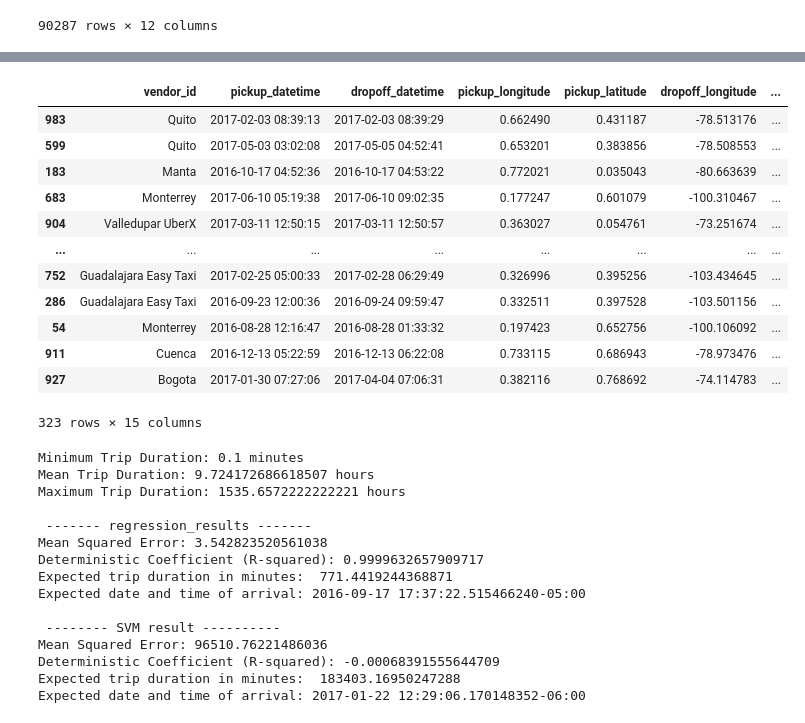
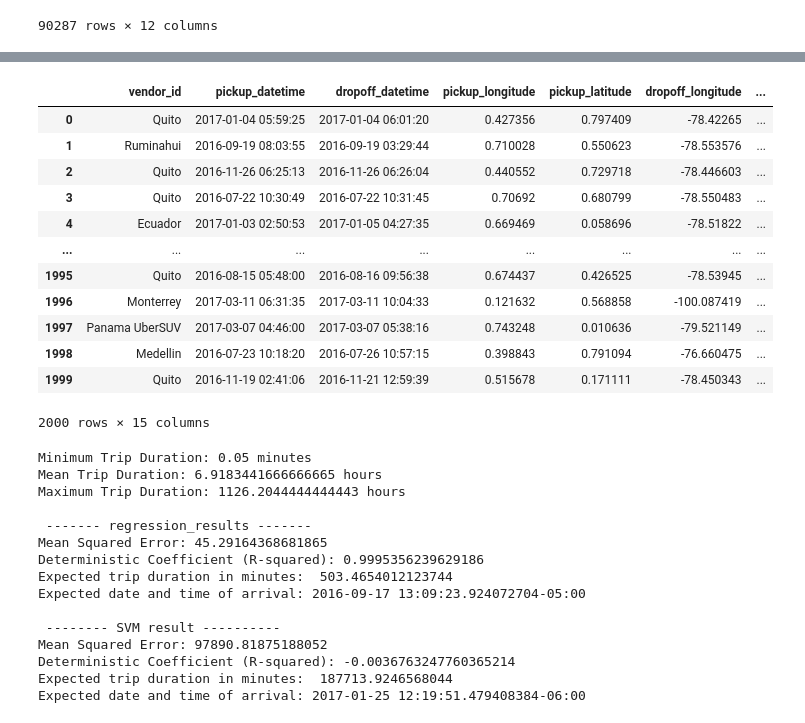
Before and after one commit to Makaadam11/Python, a Jupyter notebook: Final_Project/Final_Project.ipynb, the cells around one changed output, grey strips where cells are left out. Drawn from its saved outputs; the diff is of its cells as text; code cells hidden in the pictures.

```diff
--- a/Final_Project/Final_Project.ipynb
+++ b/Final_Project/Final_Project.ipynb
@@ -33,7 +33,7 @@ df
 90287 rows × 12 columns
 # %%
 # Assuming df is your original DataFrame
-df = df.drop(columns=['store_and_fwd_flag', 'id']).sample(n=1000, random_state=42)
+df = df.drop(columns=['store_and_fwd_flag', 'id']).sample(n=2000)
 
 # If you want to reset the index after sampling
 df = df.reset_index(drop=True)
@@ -224,56 +224,62 @@ shuffled_df
 # %%
+import random
+import pandas as pd
+
 def quicksort(df):
     """
     Sorts a DataFrame using the randomized divide and conquer algorithm based on the 'dist_meters' column.
 
     Parameters:
     - df (DataFrame): Input DataFrame to be sorted.
 
     Returns:
     DataFrame: A new DataFrame with rows sorted based on the 'dist_meters' column.
     """
     if len(df) <= 1:
         return df
     else:
         # Select a random pivot from the "dist_meters" column
         pivot_index = random.randint(0, len(df) - 1)
         pivot = df.iloc[pivot_index]['dist_meters']
 
-        # Initialize two lists for elements less than and greater than the pivot
-        less_than_pivot = []
-        greater_than_pivot = []
+        # Initialize two DataFrames for elements less than and greater than the pivot
+        less_than_pivot = pd.DataFrame(columns=df.columns)
+        equal_to_pivot = pd.DataFrame(columns=df.columns)
+        greater_than_pivot = pd.DataFrame(columns=df.columns)
 
         for index, row in df.iterrows():
             if row['dist_meters'] < pivot:
-                less_than_pivot.append(row)
-            elif row['dist_meters'] > pivot:
-                greater_than_pivot.append(row)
+                less_than_pivot.loc[index] = row
+            elif row['dist_meters'] == pivot:
+                equal_to_pivot.loc[index] = row
+            else:
+                greater_than_pivot.loc[index] = row
 
         # Recursively sort the two partitions
-        sorted_less = quicksort(pd.DataFrame(less_than_pivot))
-        sorted_greater = quicksort(pd.DataFrame(greater_than_pivot))
+        sorted_less = quicksort(less_than_pivot)
+        sorted_greater = quicksort(greater_than_pivot)
 
-        return pd.concat([sorted_less, sorted_greater])
+        return pd.concat([sorted_less, equal_to_pivot, sorted_greater])
 
-# Call the quicksort function to sort it by the 'dist_meters' column
-sorted_df = quicksort(shuffled_df)
+# Assuming shuffled_df is your original DataFrame
+sorted_df = quicksort(shuffled_df).reset_index(drop=True)
 
 # Display the sorted DataFrame
 sorted_df
 # %% [output]
 |  | vendor_id | pickup_datetime | dropoff_datetime | pickup_longitude | pickup_latitude | dropoff_longitude | ... |
-| 983 | Quito | 2017-02-03 08:39:13 | 2017-02-03 08:39:29 | 0.662490 | 0.431187 | -78.513176 | ... |
-| 599 | Quito | 2017-05-03 03:02:08 | 2017-05-05 04:52:41 | 0.653201 | 0.383856 | -78.508553 | ... |
-| 183 | Manta | 2016-10-17 04:52:36 | 2016-10-17 04:53:22 | 0.772021 | 0.035043 | -80.663639 | ... |
-| 683 | Monterrey | 2017-06-10 05:19:38 | 2017-06-10 09:02:35 | 0.177247 | 0.601079 | -100.310467 | ... |
-| 904 | Valledupar UberX | 2017-03-11 12:50:15 | 2017-03-11 12:50:57 | 0.363027 | 0.054761 | -73.251674 | ... |
+| 0 | Quito | 2017-01-04 05:59:25 | 2017-01-04 06:01:20 | 0.427356 | 0.797409 | -78.42265 | ... |
+| 1 | Ruminahui | 2016-09-19 08:03:55 | 2016-09-19 03:29:44 | 0.710028 | 0.550623 | -78.553576 | ... |
+| 2 | Quito | 2016-11-26 06:25:13 | 2016-11-26 06:26:04 | 0.440552 | 0.729718 | -78.446603 | ... |
+| 3 | Quito | 2016-07-22 10:30:49 | 2016-07-22 10:31:45 | 0.70692 | 0.680799 | -78.550483 | ... |
+| 4 | Ecuador | 2017-01-03 02:50:53 | 2017-01-05 04:27:35 | 0.669469 | 0.058696 | -78.51822 | ... |
 | ... | ... | ... | ... | ... | ... | ... | ... |
-| 752 | Guadalajara Easy Taxi | 2017-02-25 05:00:33 | 2017-02-28 06:29:49 | 0.326996 | 0.395256 | -103.434645 | ... |
-| 286 | Guadalajara Easy Taxi | 2016-09-23 12:00:36 | 2016-09-24 09:59:47 | 0.332511 | 0.397528 | -103.501156 | ... |
-| 54 | Monterrey | 2016-08-28 12:16:47 | 2016-08-28 01:33:32 | 0.197423 | 0.652756 | -100.106092 | ... |
-| 911 | Cuenca | 2016-12-13 05:22:59 | 2016-12-13 06:22:08 | 0.733115 | 0.686943 | -78.973476 | ... |
-| 927 | Bogota | 2017-01-30 07:27:06 | 2017-04-04 07:06:31 | 0.382116 | 0.768692 | -74.114783 | ... |
+| 1995 | Quito | 2016-08-15 05:48:00 | 2016-08-16 09:56:38 | 0.674437 | 0.426525 | -78.53945 | ... |
+| 1996 | Monterrey | 2017-03-11 06:31:35 | 2017-03-11 10:04:33 | 0.121632 | 0.568858 | -100.087419 | ... |
+| 1997 | Panama UberSUV | 2017-03-07 04:46:00 | 2017-03-07 05:38:16 | 0.743248 | 0.010636 | -79.521149 | ... |
+| 1998 | Medellin | 2016-07-23 10:18:20 | 2016-07-26 10:57:15 | 0.398843 | 0.791094 | -76.660475 | ... |
+| 1999 | Quito | 2016-11-19 02:41:06 | 2016-11-21 12:59:39 | 0.515678 | 0.171111 | -78.450343 | ... |
-323 rows × 15 columns
+2000 rows × 15 columns
 # %%
 from sklearn.svm import SVR
 
@@ -386,21 +392,21 @@ print("Maximum Trip Duration:", max_trip_duration/3600.0, "hours")
 print('\n ------- regression_results -------')
 regression_and_SVM_time_prediction(df, [11082], [358], ['2016-09-17 09:45:56'])
 # %% [output]
-Minimum Trip Duration: 0.1 minutes
-Mean Trip Duration: 9.724172686618507 hours
-Maximum Trip Duration: 1535.6572222222221 hours
+Minimum Trip Duration: 0.05 minutes
+Mean Trip Duration: 6.9183441666666665 hours
+Maximum Trip Duration: 1126.2044444444443 hours
 
  ------- regression_results -------
-Mean Squared Error: 3.542823520561038
-Deterministic Coefficient (R-squared): 0.9999632657909717
-Expected trip duration in minutes:  771.4419244368871
-Expected date and time of arrival: 2016-09-17 17:37:22.515466240-05:00
+Mean Squared Error: 45.29164368681865
+Deterministic Coefficient (R-squared): 0.9995356239629186
+Expected trip duration in minutes:  503.4654012123744
+Expected date and time of arrival: 2016-09-17 13:09:23.924072704-05:00
 
  -------- SVM result ----------
-Mean Squared Error: 96510.76221486036
-Deterministic Coefficient (R-squared): -0.00068391555644709
-Expected trip duration in minutes:  183403.16950247288
-Expected date and time of arrival: 2017-01-22 12:29:06.170148352-06:00
+Mean Squared Error: 97890.81875188052
+Deterministic Coefficient (R-squared): -0.0036763247760365214
+Expected trip duration in minutes:  187713.9246568044
+Expected date and time of arrival: 2017-01-25 12:19:51.479408384-06:00
 # %%
 def calculate_eigenvalues(X):
     """
```
Also changed, not shown: parts of 13 cells of this notebook.
